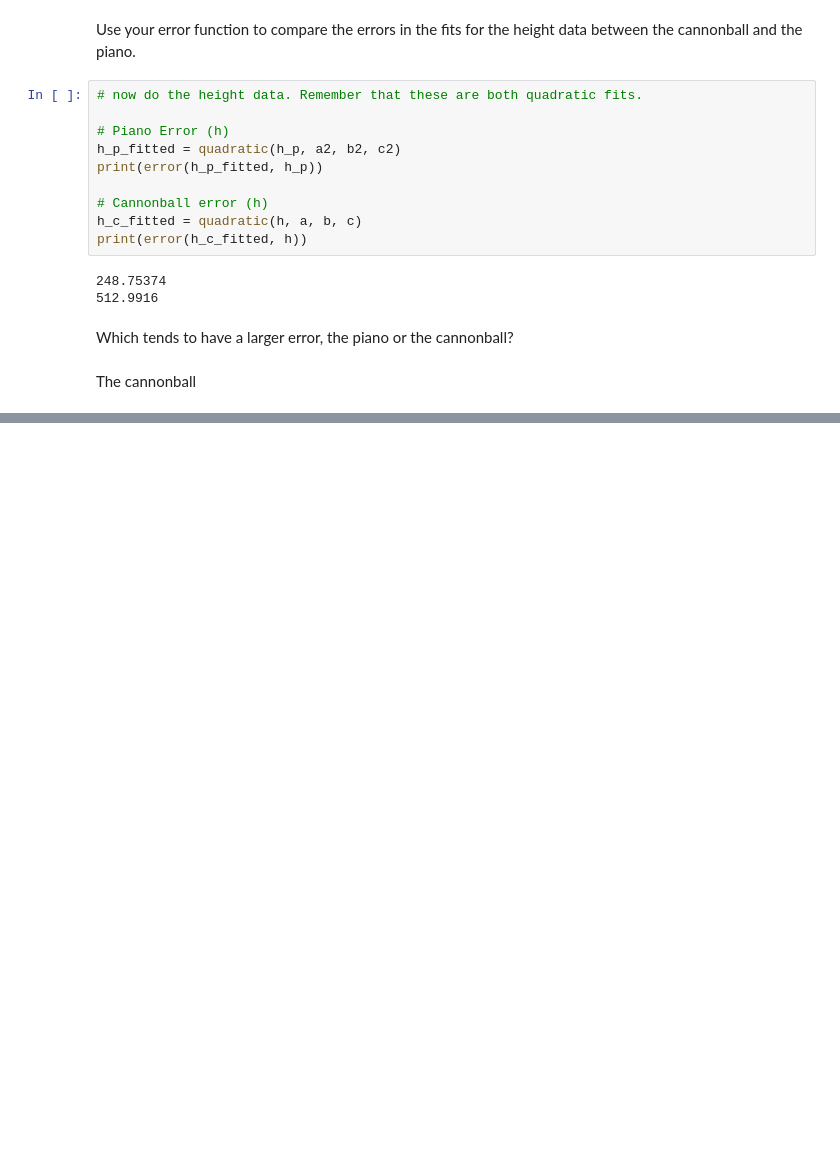
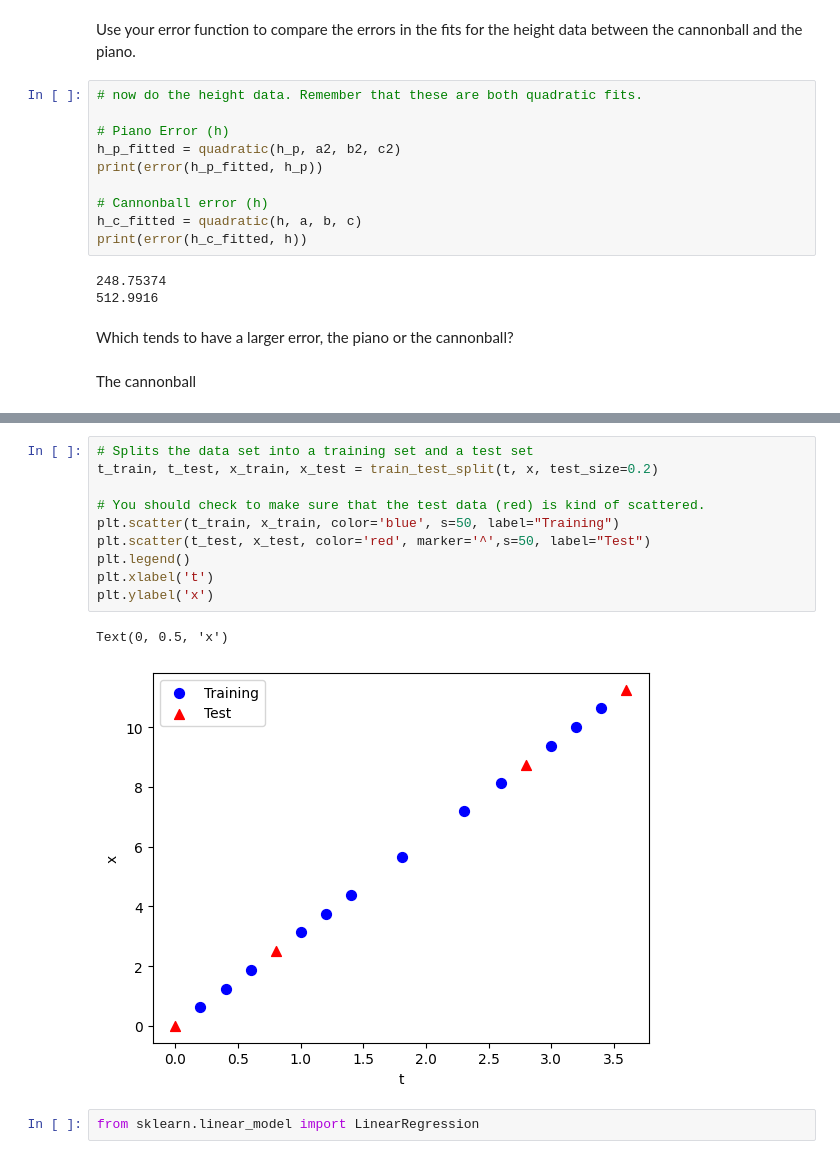
Before and after one commit to CalvinHulleman/CS130_Project3, a Jupyter notebook: Curve_fitting_template.ipynb, the cells around one changed output, grey strips where cells are left out. Drawn from its saved outputs; the diff is of its cells as text; blank space fills up the shorter version.

```diff
--- a/Curve_fitting_template.ipynb
+++ b/Curve_fitting_template.ipynb
@@ -234,0 +245,15 @@ The cannonball
+# %%
+# Splits the data set into a training set and a test set
+t_train, t_test, x_train, x_test = train_test_split(t, x, test_size=0.2)
+
+# You should check to make sure that the test data (red) is kind of scattered.
+plt.scatter(t_train, x_train, color='blue', s=50, label="Training")
+plt.scatter(t_test, x_test, color='red', marker='^',s=50, label="Test")
+plt.legend()
+plt.xlabel('t')
+plt.ylabel('x')
+# %% [output]
+Text(0, 0.5, 'x')
+[figure, added]
+# %%
+from sklearn.linear_model import LinearRegression
```
Also changed, not shown: parts of 8 cells of this notebook.
